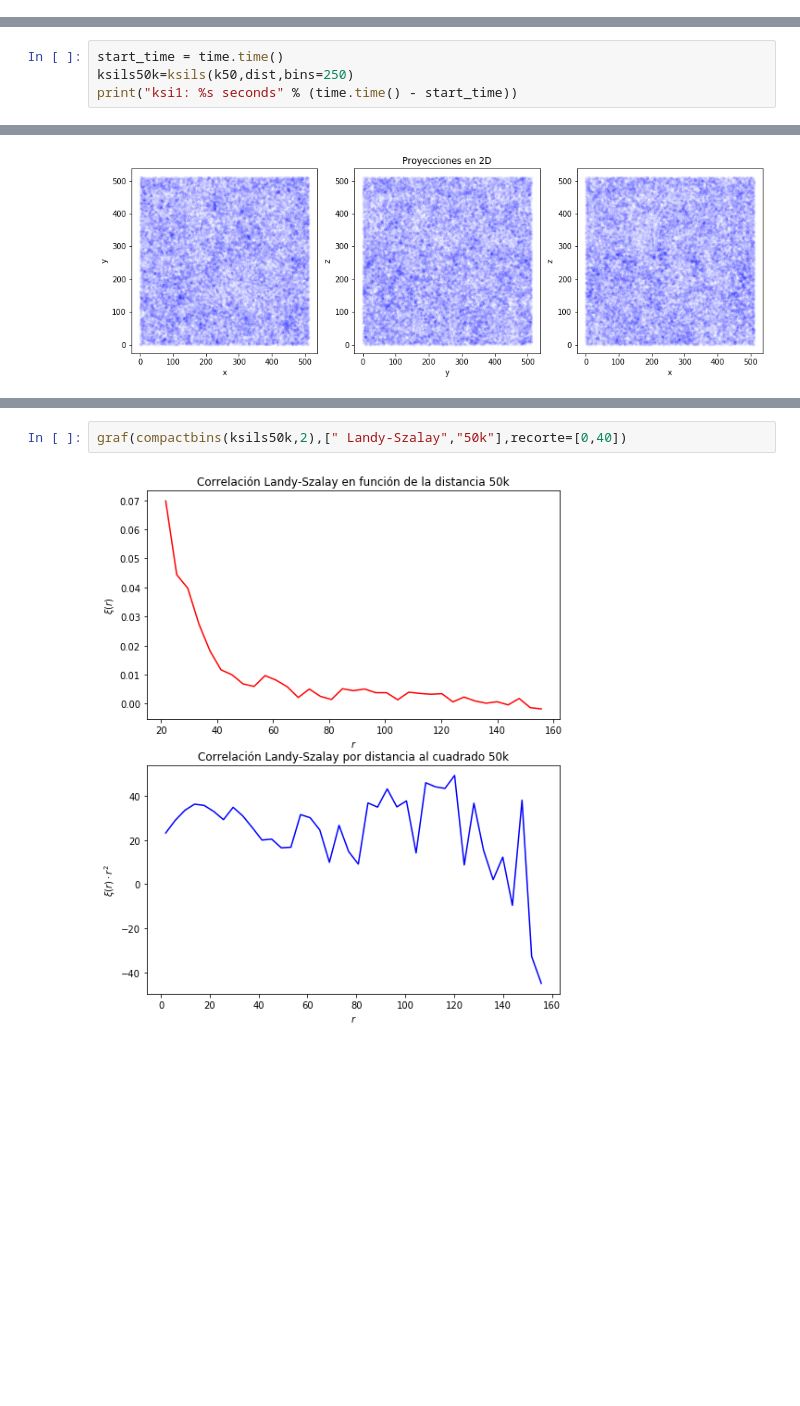
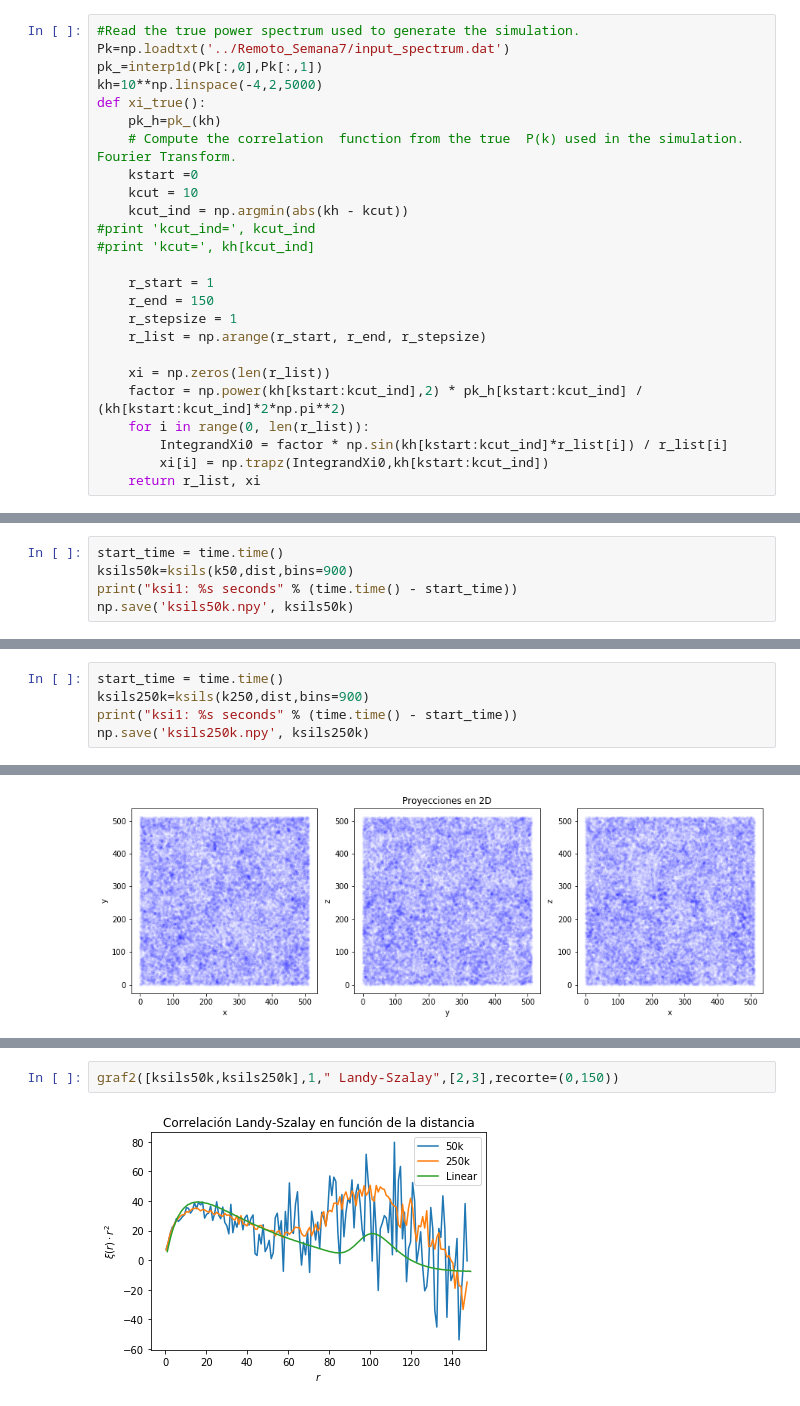
Before and after one commit to DCIDA2019/da2020-ChavezUriel, a Jupyter notebook: Remoto_Semana6/Semana6.ipynb, the cells around one changed output, grey strips where cells are left out. Cells and saved outputs as stored; diff of their text form; blank space fills up the shorter version.

Commit message:
Actualización gráficas semana R6

```diff
--- a/Remoto_Semana6/Semana6.ipynb
+++ b/Remoto_Semana6/Semana6.ipynb
@@ -114 +111,26 @@ def ksils(puntos,dist,bins=50):
     return ksi
+# %%
+#Read the true power spectrum used to generate the simulation.
+Pk=np.loadtxt('../Remoto_Semana7/input_spectrum.dat')
+pk_=interp1d(Pk[:,0],Pk[:,1])
+kh=10**np.linspace(-4,2,5000)
+def xi_true():
+    pk_h=pk_(kh)
+    # Compute the correlation  function from the true  P(k) used in the simulation. Fourier Transform.
+    kstart =0
+    kcut = 10
+    kcut_ind = np.argmin(abs(kh - kcut))
+#print 'kcut_ind=', kcut_ind
+#print 'kcut=', kh[kcut_ind]
+
+    r_start = 1
+    r_end = 150
+    r_stepsize = 1
+    r_list = np.arange(r_start, r_end, r_stepsize)
+
+    xi = np.zeros(len(r_list))
+    factor = np.power(kh[kstart:kcut_ind],2) * pk_h[kstart:kcut_ind] / (kh[kstart:kcut_ind]*2*np.pi**2)
+    for i in range(0, len(r_list)):
+        IntegrandXi0 = factor * np.sin(kh[kstart:kcut_ind]*r_list[i]) / r_list[i]
+        xi[i] = np.trapz(IntegrandXi0,kh[kstart:kcut_ind])
+    return r_list, xi
@@ -137,4 +221,5 @@ print("ksils20k: %s seconds" % (time.time() - start_time))
 # %%
 start_time = time.time()
-ksils50k=ksils(k50,dist,bins=250)
+ksils50k=ksils(k50,dist,bins=900)
 print("ksi1: %s seconds" % (time.time() - start_time))
+np.save('ksils50k.npy', ksils50k)
@@ -165,3 +235,8 @@ def compactbins(KSI,div):
+# %%
+start_time = time.time()
+ksils250k=ksils(k250,dist,bins=900)
+print("ksi1: %s seconds" % (time.time() - start_time))
+np.save('ksils250k.npy', ksils250k)
 # %%
 #Proyecciones en 2D
 fig, ax = plt.subplots(10,figsize=[15,4.5])
@@ -206,4 +269,4 @@ graf(compactbins(ksils20k,2),[" Landy-Szalay","20k"],recorte=[0,40])
 # %%
-graf(compactbins(ksils50k,2),[" Landy-Szalay","50k"],recorte=[0,40])
+graf2([ksils50k,ksils250k],1," Landy-Szalay",[2,3],recorte=(0,150))
 # %% [output]
-[figure, old version]
+[figure, new version]
```
Also changed, not shown: parts of 23 cells of this notebook.
